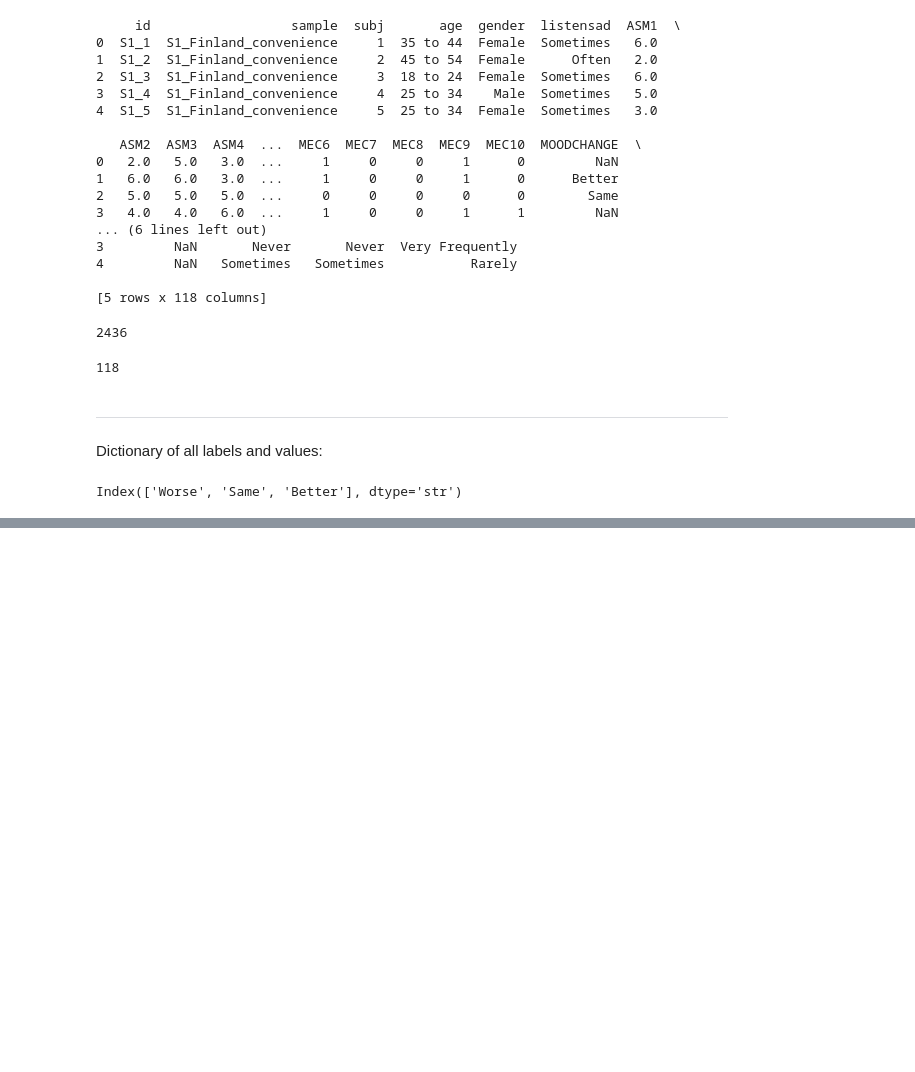
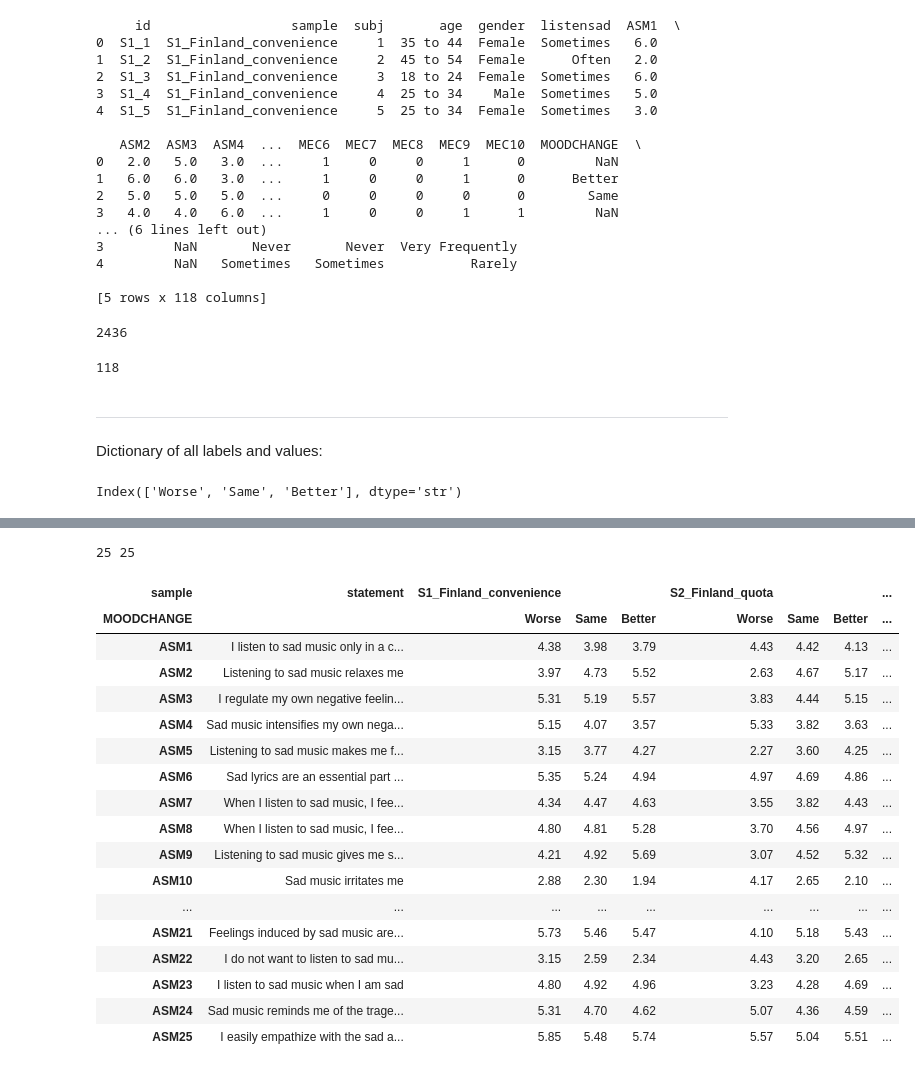
Before and after one commit to chaymaeloukili/melancholy-vs-rumination, a Jupyter notebook: notebooks/03_analysis.ipynb, the cells around one changed output, grey strips where cells are left out. Cells and saved outputs as stored; diff of their text form; code cells hidden in the pictures; blank space fills up the shorter version.

```diff
--- a/notebooks/03_analysis.ipynb
+++ b/notebooks/03_analysis.ipynb
@@ -66,0 +630,35 @@ Index(['Worse', 'Same', 'Better'], dtype='str')
+# %%
+# ASM1-ASM25: attitudes towards sad music (scale 1-7)
+asm_cols = [c for c in df.columns if c.startswith("ASM")]
+asm_labels = pd.read_csv(RAW_DIR / "ASM_label.csv", header=None)[0].tolist()
+
+# The labels start with a code like "F2-10 ", so I remove everything before the first space
+asm_labels = [label.split(" ", 1)[1] for label in asm_labels]
+
+print(len(asm_cols), len(asm_labels))   # expected: 25 25
+# %% [output]
+25 25
+# %%
+# Average agreement (1-7) per sample and mood group
+asm_mean = df.groupby(['sample', 'MOODCHANGE'], observed=True)[asm_cols].mean().round(2).T
+asm_mean.insert(0, "statement", asm_labels)
+asm_mean
+# %% [output]
+| sample | statement | S1_Finland_convenience |  |  | S2_Finland_quota |  |  | ... |
+| MOODCHANGE |  | Worse | Same | Better | Worse | Same | Better | ... |
+| ASM1 | I listen to sad music only in a c... | 4.38 | 3.98 | 3.79 | 4.43 | 4.42 | 4.13 | ... |
+| ASM2 | Listening to sad music relaxes me | 3.97 | 4.73 | 5.52 | 2.63 | 4.67 | 5.17 | ... |
+| ASM3 | I regulate my own negative feelin... | 5.31 | 5.19 | 5.57 | 3.83 | 4.44 | 5.15 | ... |
+| ASM4 | Sad music intensifies my own nega... | 5.15 | 4.07 | 3.57 | 5.33 | 3.82 | 3.63 | ... |
+| ASM5 | Listening to sad music makes me f... | 3.15 | 3.77 | 4.27 | 2.27 | 3.60 | 4.25 | ... |
+| ASM6 | Sad lyrics are an essential part ... | 5.35 | 5.24 | 4.94 | 4.97 | 4.69 | 4.86 | ... |
+| ASM7 | When I listen to sad music, I fee... | 4.34 | 4.47 | 4.63 | 3.55 | 3.82 | 4.43 | ... |
+| ASM8 | When I listen to sad music, I fee... | 4.80 | 4.81 | 5.28 | 3.70 | 4.56 | 4.97 | ... |
+| ASM9 | Listening to sad music gives me s... | 4.21 | 4.92 | 5.69 | 3.07 | 4.52 | 5.32 | ... |
+| ASM10 | Sad music irritates me | 2.88 | 2.30 | 1.94 | 4.17 | 2.65 | 2.10 | ... |
+| ... | ... | ... | ... | ... | ... | ... | ... | ... |
+| ASM21 | Feelings induced by sad music are... | 5.73 | 5.46 | 5.47 | 4.10 | 5.18 | 5.43 | ... |
+| ASM22 | I do not want to listen to sad mu... | 3.15 | 2.59 | 2.34 | 4.43 | 3.20 | 2.65 | ... |
+| ASM23 | I listen to sad music when I am sad | 4.80 | 4.92 | 4.96 | 3.23 | 4.28 | 4.69 | ... |
+| ASM24 | Sad music reminds me of the trage... | 5.31 | 4.70 | 4.62 | 5.07 | 4.36 | 4.59 | ... |
+| ASM25 | I easily empathize with the sad a... | 5.85 | 5.48 | 5.74 | 5.57 | 5.04 | 5.51 | ... |
```
Also changed, not shown: parts of 50 cells of this notebook, 3 other files.
